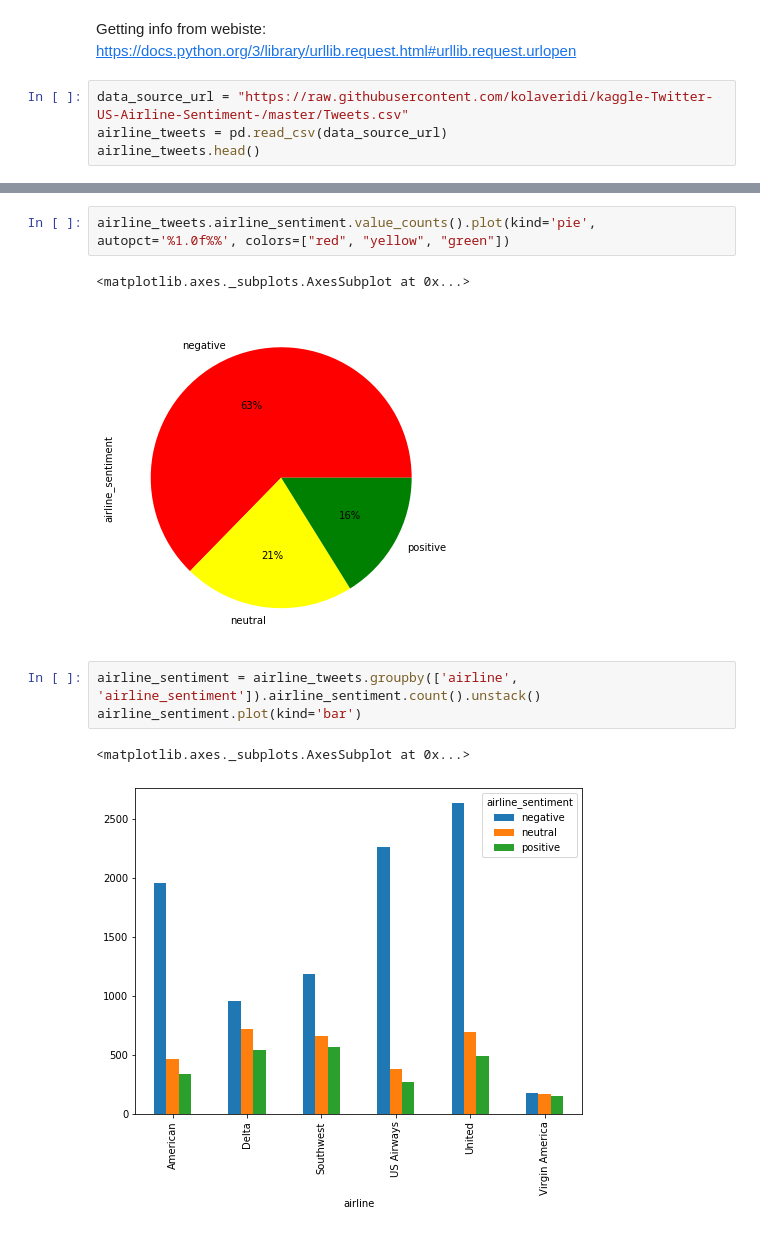
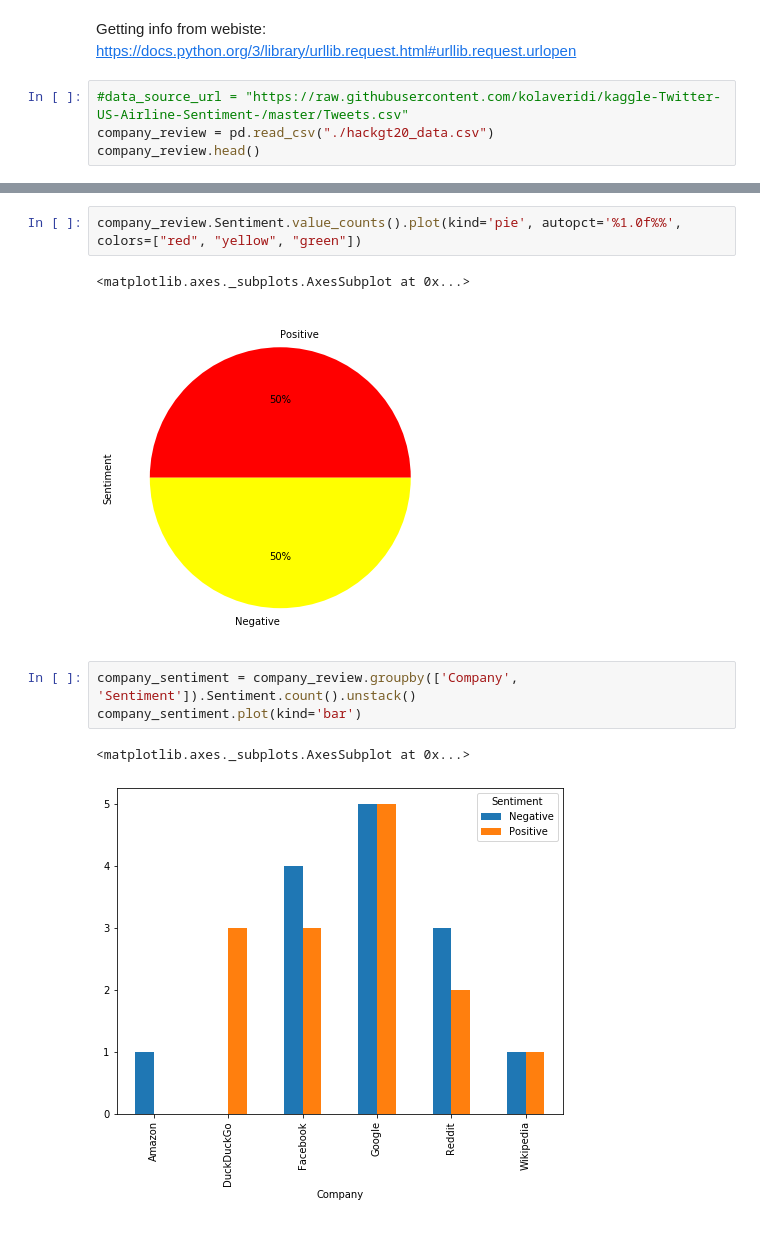
Before and after one commit to kimberlylie99/HackGT20, a Jupyter notebook: TextAnalysis.ipynb, the cells around one changed output, grey strips where cells are left out. Cells and saved outputs as stored; diff of their text form.

```diff
--- a/TextAnalysis.ipynb
+++ b/TextAnalysis.ipynb
@@ -10,7 +10,7 @@ from sklearn.metrics import accuracy_score
 # %% [markdown]
 Getting info from webiste: https://docs.python.org/3/library/urllib.request.html#urllib.request.urlopen
 # %%
-data_source_url = "https://raw.githubusercontent.com/kolaveridi/kaggle-Twitter-US-Airline-Sentiment-/master/Tweets.csv"
-airline_tweets = pd.read_csv(data_source_url)
-airline_tweets.head()
+#data_source_url = "https://raw.githubusercontent.com/kolaveridi/kaggle-Twitter-US-Airline-Sentiment-/master/Tweets.csv"
+company_review = pd.read_csv("./hackgt20_data.csv")
+company_review.head()
 # %% [output]
@@ -37,11 +37,11 @@ airline_tweets.airline.value_counts().plot(kind='pie', autopct='%1.0f%%')
 # %%
-airline_tweets.airline_sentiment.value_counts().plot(kind='pie', autopct='%1.0f%%', colors=["red", "yellow", "green"])
+company_review.Sentiment.value_counts().plot(kind='pie', autopct='%1.0f%%', colors=["red", "yellow", "green"])
 # %% [output]
 <matplotlib.axes._subplots.AxesSubplot at 0x...>
-[figure, old version]
+[figure, new version]
 # %%
-airline_sentiment = airline_tweets.groupby(['airline', 'airline_sentiment']).airline_sentiment.count().unstack()
-airline_sentiment.plot(kind='bar')
+company_sentiment = company_review.groupby(['Company', 'Sentiment']).Sentiment.count().unstack()
+company_sentiment.plot(kind='bar')
 # %% [output]
 <matplotlib.axes._subplots.AxesSubplot at 0x...>
-[figure, old version]
+[figure, new version]
```
Also changed, not shown: parts of 12 cells of this notebook.
